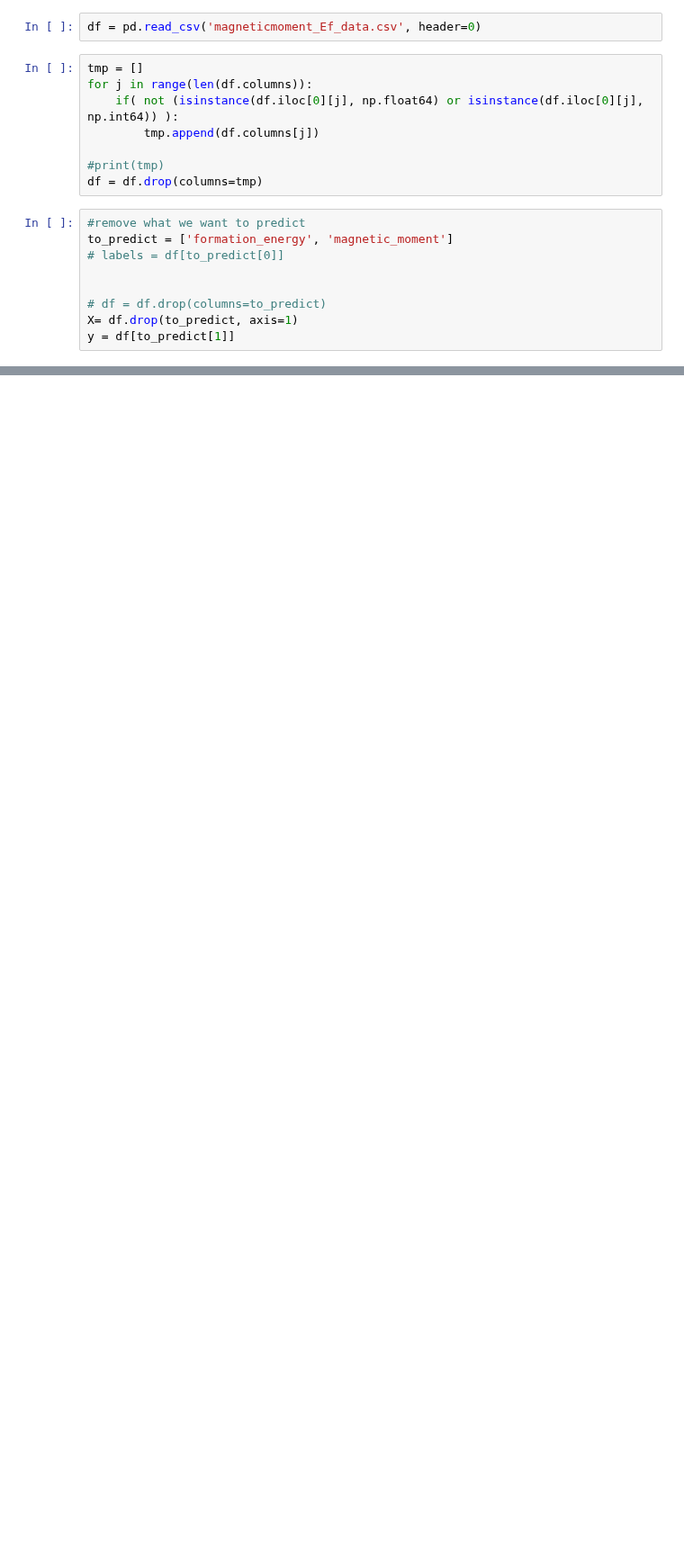
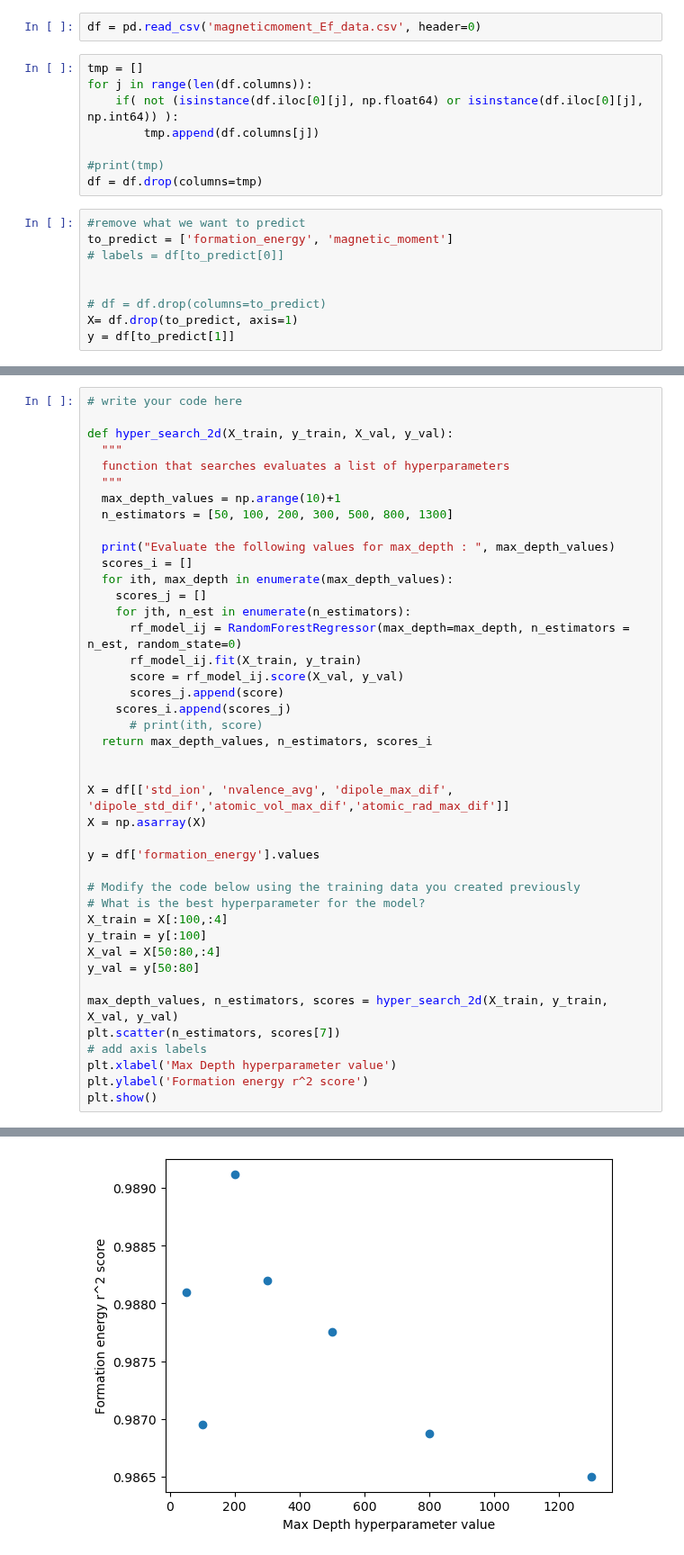
Before and after one commit to erikswanke/2d-Material-Science, a Jupyter notebook: sci_reports.ipynb, the cells around one changed output, grey strips where cells are left out. Shown at 90% size. Drawn from its saved outputs; the diff is of its cells as text; blank space fills up the shorter version.

```diff
--- a/sci_reports.ipynb
+++ b/sci_reports.ipynb
@@ -132,0 +180,43 @@ plot_predictions(y_test, y_pred, r2)
+# %%
+# write your code here
+
+def hyper_search_2d(X_train, y_train, X_val, y_val):
+  """
+  function that searches evaluates a list of hyperparameters
+  """
+  max_depth_values = np.arange(10)+1
+  n_estimators = [50, 100, 200, 300, 500, 800, 1300]
+
+  print("Evaluate the following values for max_depth : ", max_depth_values)
+  scores_i = []
+  for ith, max_depth in enumerate(max_depth_values):
+    scores_j = []
+    for jth, n_est in enumerate(n_estimators):
+      rf_model_ij = RandomForestRegressor(max_depth=max_depth, n_estimators = n_est, random_state=0)
+      rf_model_ij.fit(X_train, y_train)
+      score = rf_model_ij.score(X_val, y_val)
+      scores_j.append(score)
+    scores_i.append(scores_j)
+      # print(ith, score)
+  return max_depth_values, n_estimators, scores_i
+
+
+X = df[['std_ion', 'nvalence_avg', 'dipole_max_dif', 'dipole_std_dif','atomic_vol_max_dif','atomic_rad_max_dif']]
+X = np.asarray(X)
+
+y = df['formation_energy'].values
+
+# Modify the code below using the training data you created previously
+# What is the best hyperparameter for the model?
+X_train = X[:100,:4]
+y_train = y[:100]
+X_val = X[50:80,:4]
+y_val = y[50:80]
+
+max_depth_values, n_estimators, scores = hyper_search_2d(X_train, y_train, X_val, y_val)
+plt.scatter(n_estimators, scores[7])
+# add axis labels
+plt.xlabel('Max Depth hyperparameter value')
+plt.ylabel('Formation energy r^2 score')
+plt.show()
+# %% [output]
@@ -132,0 +224 @@ plot_predictions(y_test, y_pred, r2)
+[figure, added]
```
Also changed, not shown: parts of 4 cells of this notebook.
